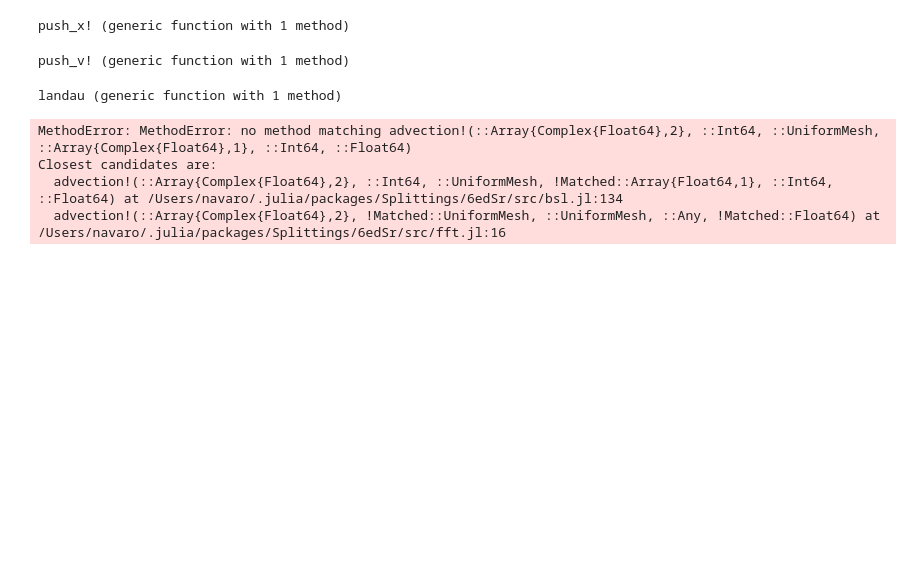
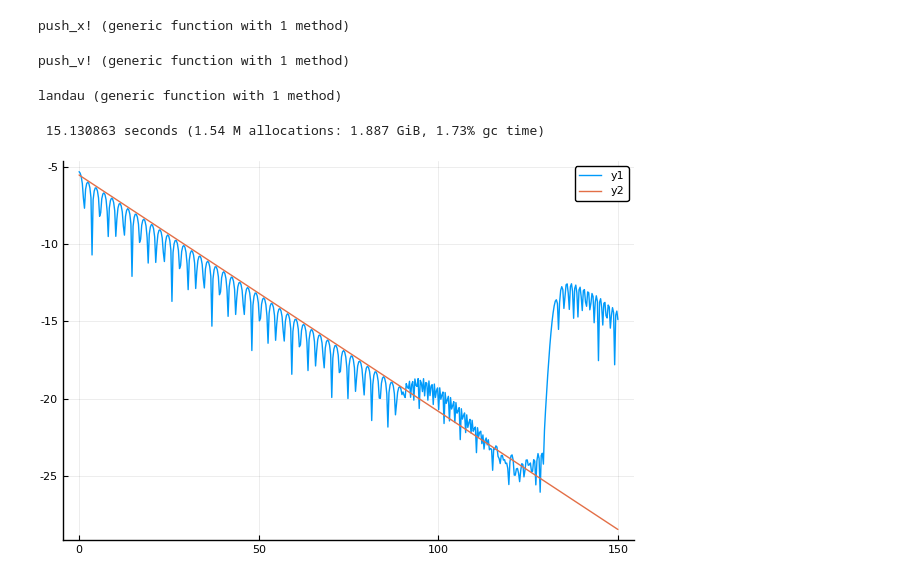
Before and after one commit to pnavaro/Splittings.jl, a Jupyter notebook: notebooks/VlasovPoisson1D1V.ipynb, the cells around one changed output. Cells and saved outputs as stored; diff of their text form; code cells hidden in the pictures; blank space fills up the shorter version.

Commit message:
Refactor advection

```diff
--- a/notebooks/VlasovPoisson1D1V.ipynb
+++ b/notebooks/VlasovPoisson1D1V.ipynb
@@ -23,7 +22,14 @@ import Splittings:UniformMesh
 # %%
-function push_x!(f::Array{Complex{Float64},2}, p::Int64, meshx::UniformMesh,
-        v::Vector{Float64}, nv::Int64, dt::Float64)
-    Splittings.advection!(f, p, meshx, v, nv, dt)
+function push_x!(
+        f::Array{Complex{Float64},2},
+        p::Int64,
+        meshx::UniformMesh,
+        v::Vector{Float64},
+        nv::Int64,
+        dt::Float64)
+
+    advection!(f, p, meshx, v, nv, dt)
+
 end
 # %% [output]
 push_x! (generic function with 1 method)
@@ -43,37 +57,32 @@ push_v! (generic function with 1 method)
 # %%
 function landau(tf::Float64, nt::Int64)
 
-  # Set grid
-  p = 5
+  p = 5 # spline degree
   nx, nv = 128, 256
-  xmin, xmax = 0.0, 4π
-  vmin, vmax = -6., 6.
-  meshx = Splittings.UniformMesh(xmin, xmax, nx; endpoint=false)
-  meshv = Splittings.UniformMesh(vmin, vmax, nv; endpoint=false)
+  meshx = UniformMesh( 0.0,  4π, nx; endpoint=false)
+  meshv = UniformMesh(-6.0, 6.0, nv; endpoint=false)
   x = meshx.x
   v = meshv.x
   dx = meshx.dx
 
-  # Initialize distribution function for Landau damping.
-
-  eps, kx = 0.001, 0.5
-  f = zeros(Complex{Float64},(nx,nv))
-  f .= (1.0.+eps*cos.(kx*x))/sqrt(2.0*pi) * transpose(exp.(-0.5*v.^2))
+  α, kx = 0.001, 0.5
+  f  = zeros(Complex{Float64},(nx,nv))
+  f .= (1.0.+ α * cos.(kx*x))/sqrt(2π) * transpose(exp.(-0.5*v.^2))
   fᵗ = zeros(Complex{Float64},(nv,nx))
   e  = zeros(Complex{Float64}, nx)
   ρ  = zeros(Complex{Float64}, nx)
 
-  # Set time domain
   dt = tf / nt
 
-  # Run simulation
   nrj = Float64[]
 
   for it in 1:nt
-      push_x!(f, p, meshx, v, nv, 0.5dt)
-      push_v!(f, fᵗ, p, meshx, meshv, ρ, e, nx, dt)
-      push_x!(f, p, meshx, v, nv, 0.5dt)
-      push!(nrj, 0.5*log(sum(e.*e)*dx))
+
+      @TripleJump(
+          push_x!(f, p, meshx, v, nv, dt),
+          push_v!(f, fᵗ, p, meshx, meshv, ρ, e, nx, dt)
+      )
+      push!(nrj, 0.5*log(sum(real(e).*real(e))*dx))
   end
 
   nrj
@@ -82,14 +91,12 @@ end
 # %% [output]
 landau (generic function with 1 method)
 # %%
-nt = 1500
+nt = 500
 tf = 150.0
 t  = range(0.0, stop=tf, length=nt)
 @time nrj = landau(tf, nt)
 plot( t, nrj)
 plot!(t, -0.1533*t.-5.50)
 # %% [output]
-MethodError: MethodError: no method matching advection!(::Array{Complex{Float64},2}, ::Int64, ::UniformMesh, ::Array{Complex{Float64},1}, ::Int64, ::Float64)
-Closest candidates are:
-  advection!(::Array{Complex{Float64},2}, ::Int64, ::UniformMesh, !Matched::Array{Float64,1}, ::Int64, ::Float64) at /Users/navaro/.julia/packages/Splittings/6edSr/src/bsl.jl:134
-  advection!(::Array{Complex{Float64},2}, !Matched::UniformMesh, ::UniformMesh, ::Any, !Matched::Float64) at /Users/navaro/.julia/packages/Splittings/6edSr/src/fft.jl:16
+ 15.130863 seconds (1.54 M allocations: 1.887 GiB, 1.73% gc time)
+[figure, added]
```
Also changed, not shown: parts of 2 cells of this notebook, 10 other files.
